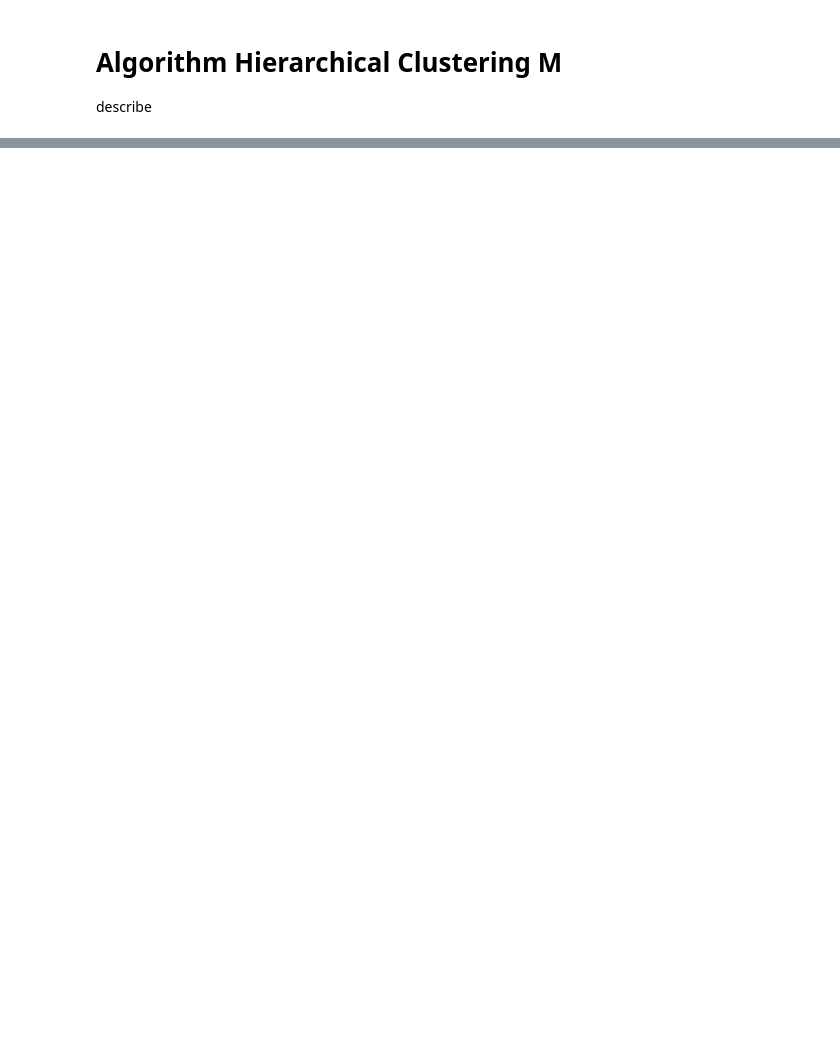
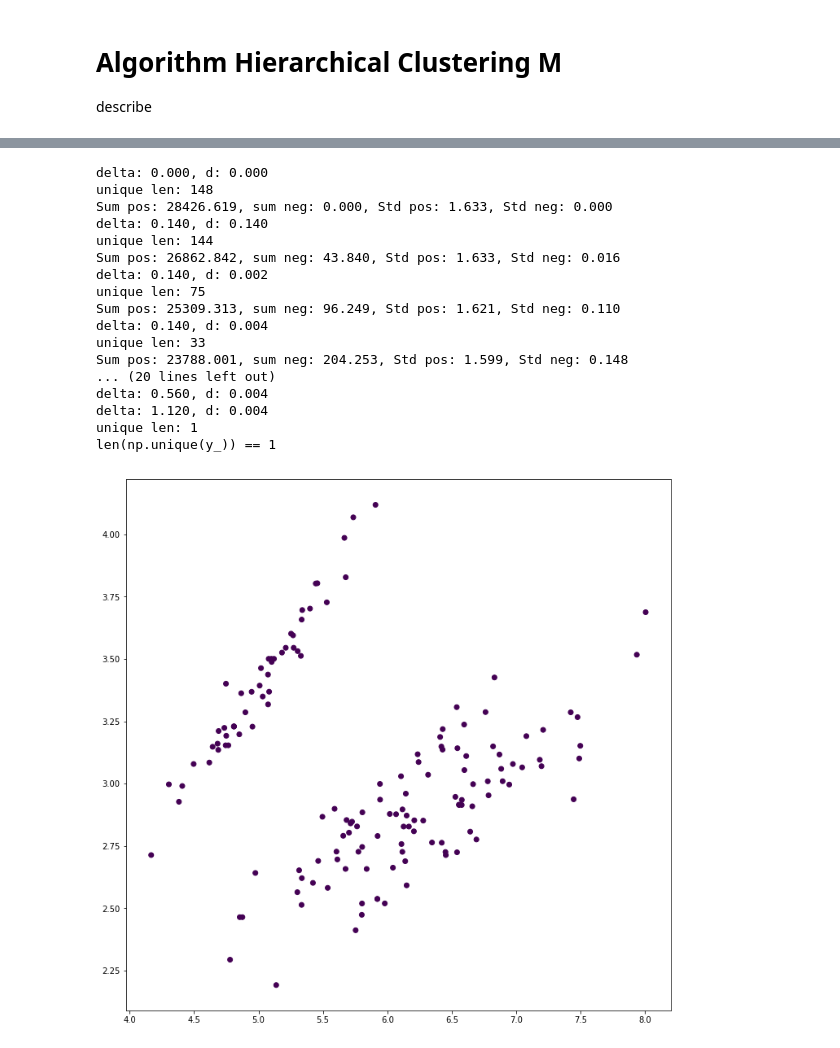
Before and after one commit to vench/study, a Jupyter notebook: Algorithm.ipynb, the cells around one changed output, grey strips where cells are left out. Cells and saved outputs as stored; diff of their text form; code cells hidden in the pictures; blank space fills up the shorter version.

```diff
--- a/Algorithm.ipynb
+++ b/Algorithm.ipynb
@@ -150,0 +202,26 @@ Hierarchical clustering
+# %%
+data = load_iris()
+ix = data.data
+iy = data.target
+cl = HierarchicalClustering(alpha=1.4, debug=1, max_iteration=100)
+iiy = cl.fit(ix)
+draw(ix,iiy)
+# %% [output]
+delta: 0.000, d: 0.000
+unique len: 148
+Sum pos: 28426.619, sum neg: 0.000, Std pos: 1.633, Std neg: 0.000
+delta: 0.140, d: 0.140
+unique len: 144
+Sum pos: 26862.842, sum neg: 43.840, Std pos: 1.633, Std neg: 0.016
+delta: 0.140, d: 0.002
+unique len: 75
+Sum pos: 25309.313, sum neg: 96.249, Std pos: 1.621, Std neg: 0.110
+delta: 0.140, d: 0.004
+unique len: 33
+Sum pos: 23788.001, sum neg: 204.253, Std pos: 1.599, Std neg: 0.148
+... (20 lines left out)
+delta: 0.560, d: 0.004
+delta: 1.120, d: 0.004
+unique len: 1
+len(np.unique(y_)) == 1
+[figure, added]
```
Also changed, not shown: parts of 9 cells of this notebook.
